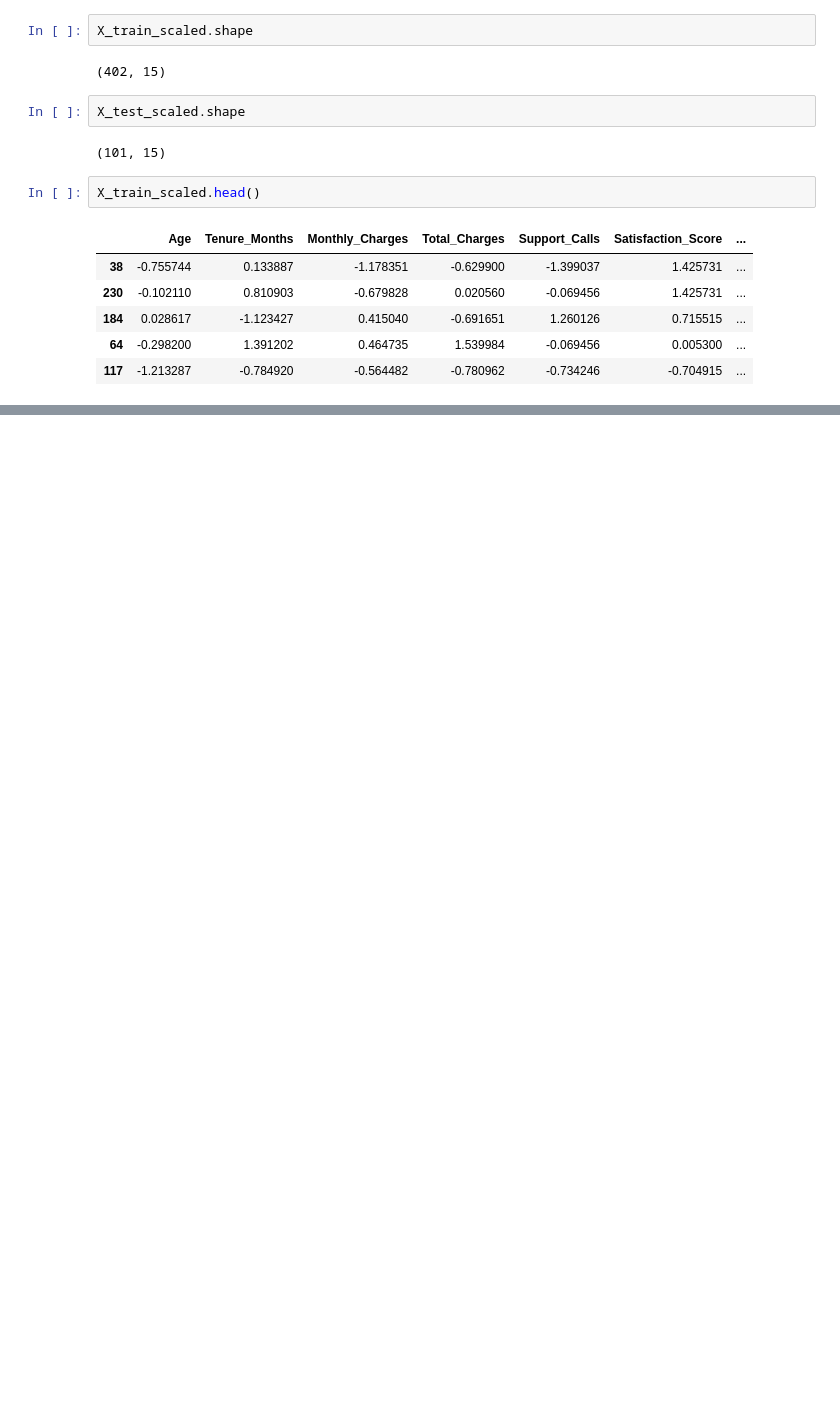
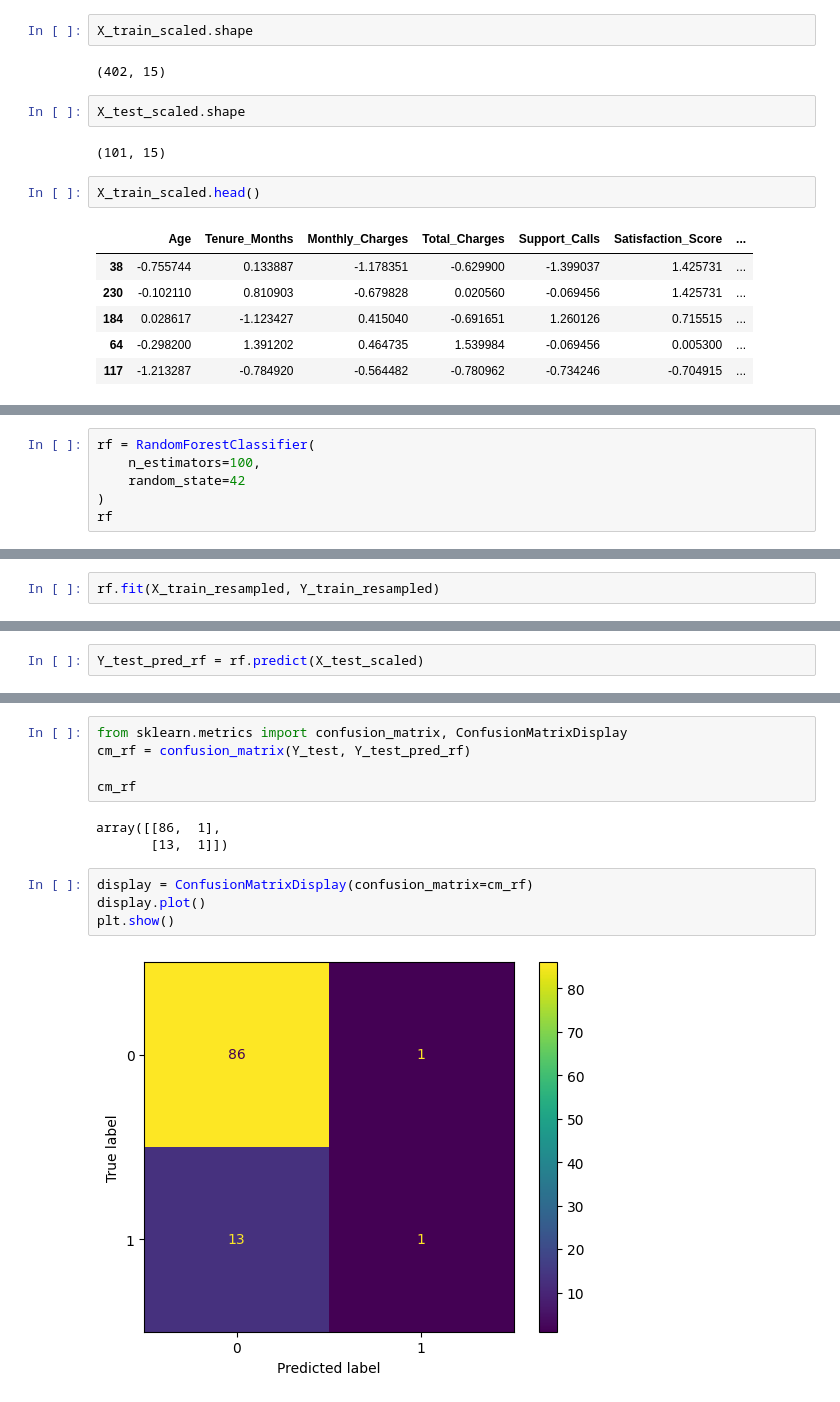
Before and after one commit to Alka-Sharma2006/customer-churn-analysis-ml, a Jupyter notebook: project.ipynb, the cells around one changed output, grey strips where cells are left out. Saved outputs shown, nothing was run; the diff lists cells and outputs as text; blank space fills up the shorter version.

```diff
--- a/project.ipynb
+++ b/project.ipynb
@@ -849,0 +1118,6 @@ X_train_scaled.head()
+# %%
+rf = RandomForestClassifier(
+    n_estimators=100,
+    random_state=42
+)
+rf
@@ -849,0 +1130,2 @@ X_train_scaled.head()
+# %%
+rf.fit(X_train_resampled, Y_train_resampled)
@@ -849,0 +1153,2 @@ X_train_scaled.head()
+# %%
+Y_test_pred_rf = rf.predict(X_test_scaled)
@@ -849,0 +1168,14 @@ X_train_scaled.head()
+# %%
+from sklearn.metrics import confusion_matrix, ConfusionMatrixDisplay
+cm_rf = confusion_matrix(Y_test, Y_test_pred_rf)
+
+cm_rf
+# %% [output]
+array([[86,  1],
+       [13,  1]])
+# %%
+display = ConfusionMatrixDisplay(confusion_matrix=cm_rf)
+display.plot()
+plt.show()
+# %% [output]
+[figure, added]
```
Also changed, not shown: parts of 74 cells of this notebook.
